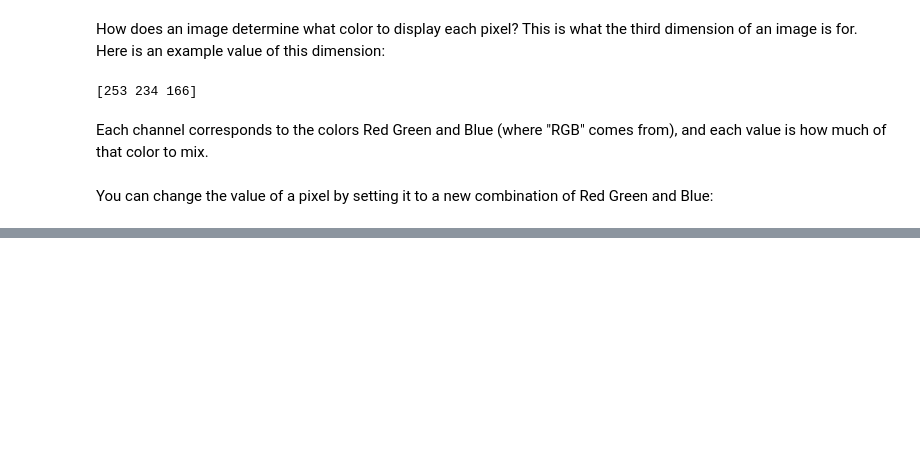
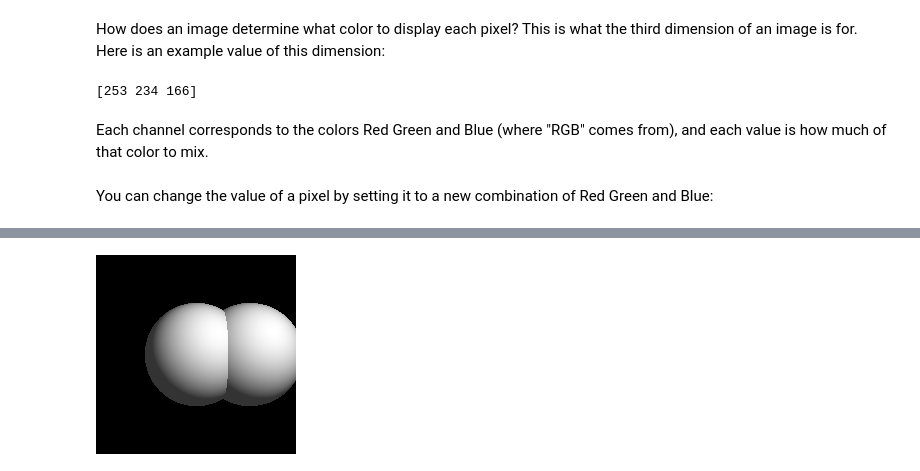
Before and after one commit to jamesdsmith/bearhacks, a Jupyter notebook: graphics/Graphics.ipynb, the cells around one changed output, grey strips where cells are left out. Cells and saved outputs as stored; diff of their text form; code cells hidden in the pictures; blank space fills up the shorter version.

```diff
--- a/graphics/Graphics.ipynb
+++ b/graphics/Graphics.ipynb
@@ -180,0 +171,11 @@ render()
+# %%
+def default_scene():
+    objects = [
+        Sphere(1, (0,0,5), (255,255,255)),
+        Sphere(1, (1,0,5), (255,255,255)),
+    ]
+    return Scene(objects, (2,2,0), (0,0,1), 0.2, 1.0)
+
+render()
+# %% [output]
+[figure, added]
```
Also changed, not shown: parts of 13 cells of this notebook.
